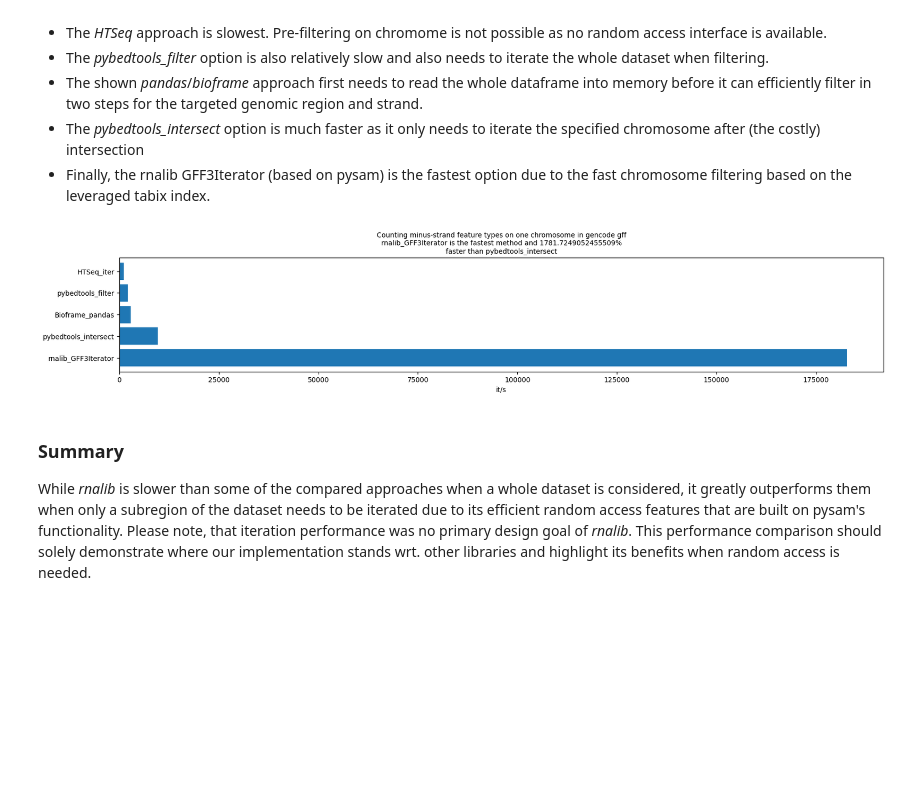
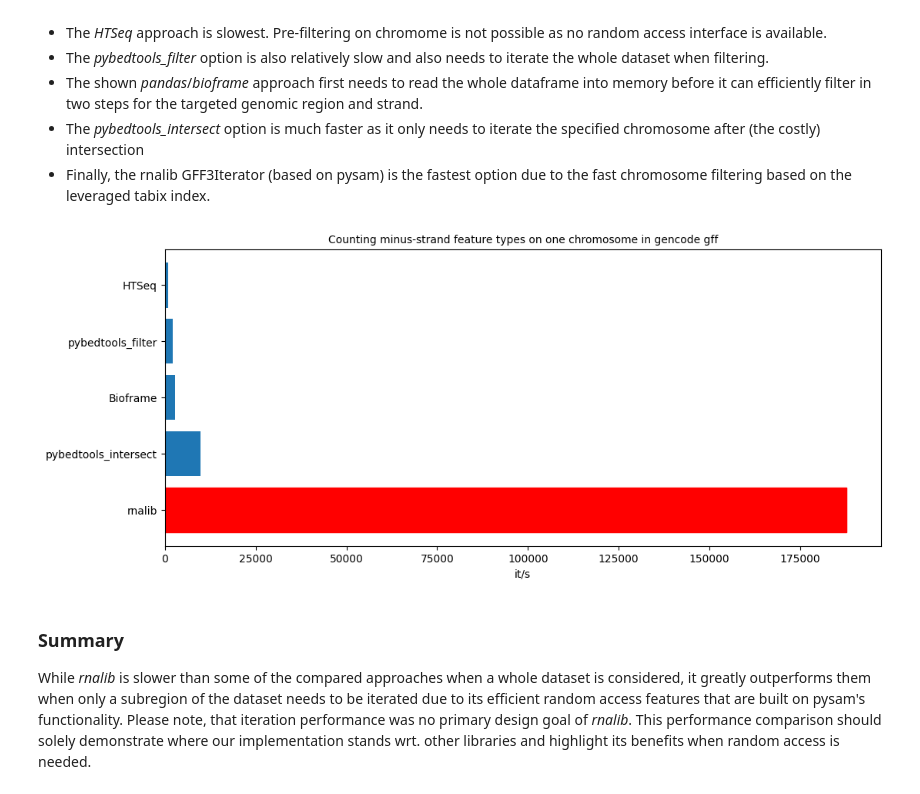
Before and after one commit to popitsch/rnalib, a Jupyter notebook: notebooks/RelatedWork_performance.ipynb, the cells around one changed output. Saved outputs shown, nothing was run; the diff lists cells and outputs as text; code cells hidden in the pictures; blank space fills up the shorter version.

```diff
--- a/notebooks/RelatedWork_performance.ipynb
+++ b/notebooks/RelatedWork_performance.ipynb
@@ -127,19 +127,19 @@ dataset='pybedtools_snps'
 bed_file = rna.get_resource(dataset)
 times, data=Counter(),Counter()
 # rnalib BED iterator.
-with rna.Timer(times, 'rnalib_iter') as timer:
+with rna.Timer(times, 'rnalib') as timer:
     data[timer.name] = []
     with rna.BedIterator(bed_file) as it:
         data[timer.name]=np.mean([len(loc) for loc,_ in it])
         stats=it.stats
 # pybedtools
-with rna.Timer(times, 'pybedtools_iter') as timer:
+with rna.Timer(times, 'pybedtools') as timer:
     data[timer.name] = np.mean([x.end-x.start for x in pybedtools.BedTool(bed_file)])
 # HTSeq
-with rna.Timer(times, 'HTSeq_iter') as timer:
+with rna.Timer(times, 'HTSeq') as timer:
     data[timer.name] = np.mean([x.iv.length for x in HTSeq.BED_Reader(bed_file) ])
 # bioframe
-with rna.Timer(times, 'BioframeIterator_iter') as timer:
+with rna.Timer(times, 'Bioframe') as timer:
     with rna.BioframeIterator(bed_file) as it:
         it.df['len']=it.df['end']-it.df['start']
         data[timer.name] = it.df['len'].mean()
@@ -148,8 +148,8 @@ with rna.Timer(times, 'BioframeIterator_iter') as timer:
 # assert that results match
 assert len({y for y in data.values()})==1, f"Error in some computation: {data}"
 
+plt.rcParams["figure.figsize"] = (12,5)
 n = sum([c for (a,_),c in stats.items() if a=='yielded_items'])
 rna.plot_times(f"Calculating mean feature length in {dataset} (n={n})",
-           times, n=n,
-           reference_method='rnalib_iter')
+               times, n=n, reference_method='rnalib_iter', highlight_bar='rnalib')
 # %% [output]
@@ -172,7 +172,7 @@ Results:
 - _Pybedtools_ intersection per chromosome is the slowest approach in this scenario
 # %%
 # from rnalib.testdata import make_random_intervals
-sizes=[1e4,1e5,1e6]
+sizes=[1e4,1e5,1e6,1e7]
 chroms=['chr' + str(i + 1) for i in range(20)]
 fig, axes = plt.subplots(ncols=len(sizes), squeeze=True)
 stats=Counter()
@@ -208,7 +208,7 @@ for n,ax in zip(sizes,axes):
             for chrom in chroms:
                 data[timer.name][chrom] = np.mean([float(x.name) for x in pybedtools.BedTool(bed_file).intersect([gi(chrom).to_pybedtools()], u=True)])
         # HTSeq
-        with rna.Timer(times, 'HTSeq_iter') as timer:
+        with rna.Timer(times, 'HTSeq') as timer:
             data[timer.name] = {}
             d, s = Counter(), Counter()
             for x in HTSeq.BED_Reader(bed_file):
@@ -225,10 +225,12 @@ for n,ax in zip(sizes,axes):
             assert rna.check_list([data[x][c] for x in data.keys()], 'eq'),\
                 f"Error on chrom {c}!"
         # plot the results
-        rna.plot_times(f"Calculating mean feature value in {dataset} with n={n}",
-                   times, n=np.sum([stats['yielded_items',c] for c in chroms]),
-                   reference_method='rnalibr',
-                   ax=ax)
+        rna.plot_times(f"n={n:.0e}", times, n=np.sum([stats['yielded_items',c] for c in chroms]), show_speed=True, reference_method='rnalib', highlight_bar='rnalib', ax=ax)
+        #rna.plot_times(f"Calculating mean feature value in {dataset} with n={n}",
+        #           times, n=np.sum([stats['yielded_items',c] for c in chroms]),
+        #           reference_method='rnalib',highlight_bar='rnalib',
+        #           ax=ax)
 plt.tight_layout()
+plt.rcParams["figure.figsize"] = (16,5)
 plt.show()
 # %% [output]
@@ -256,7 +258,7 @@ with rna.Timer(times, 'pybedtools_list_comp') as timer:
 with rna.Timer(times, 'pybedtools_featurefuncs') as timer:
     # BedTools with filter()/featurefuncs
     data[timer.name] = [x.name for x in pybedtools.BedTool(bed_file).filter(greater_than, minlen)]
-with rna.Timer(times, 'rnalib_bediterator') as timer:
+with rna.Timer(times, 'rnalib') as timer:
     # native rnalib iterator. Collect stats from here
     with rna.BedIterator(bed_file) as it:
         data[timer.name] = [snp.data.name for snp in it if len(snp)>minlen]
@@ -281,8 +283,8 @@ assert len({len(y) for y in data.values()})==1, f"Error in some computation: {da
 
 # calc speed improvement
 n = sum([c for (a,_),c in stats.items() if a=='yielded_items'])
+plt.rcParams["figure.figsize"] = (12,5)
 rna.plot_times(f"Iterating a filtered bed file with n={n}",
-           times, n,
-           reference_method='rnalib_bediterator')
+               times, n, reference_method='rnalib', highlight_bar='rnalib')
 # %% [output]
 RefDict (size: 2): dict_keys(['chr1', 'chr21']), dict_values([None, None]) name: References from TABIX file b'rnalib_testdata//bed/pybedtools_snps.bed.gz'
@@ -321,40 +323,40 @@ with rna.Timer(times, 'pybedtools_intersect') as timer:
         if strand == '-':
             data[timer.name][feature_type]+=1
             data[timer.name][strand]+=1
-with rna.Timer(times, 'rnalib_GFF3Iterator') as timer:
+with rna.Timer(times, 'rnalib') as timer:
     data[timer.name]=Counter()
     with rna.GFF3Iterator(gff_file, region=roi) as it:
         for loc, info in it: # now iterate the values
             if loc.strand=='-':
                 data[timer.name][info['feature_type']]+=1
                 data[timer.name][loc.strand]+=1
         stats=it.stats
-with rna.Timer(times, 'HTSeq_iter') as timer:
+with rna.Timer(times, 'HTSeq') as timer:
     data[timer.name]=Counter()
     for x in HTSeq.GFF_Reader(gff_file):
         if x.iv.strand == '-' and x.iv.chrom == roi.chromosome:
             data[timer.name][x.type]+=1
             data[timer.name][x.iv.strand]+=1
-with rna.Timer(times, 'Bioframe_pandas') as timer:
+with rna.Timer(times, 'Bioframe') as timer:
     with rna.BioframeIterator(gff_file, region=roi) as it: # init filtered dataframe
         it.df = it.df.query("strand=='-'") # further filter the dataframe with pandas
         data[timer.name]=Counter(it.df['strand'])
         data[timer.name].update(Counter(it.df['feature']))
 
 # check results and assert that they match
 res=None
 for k in times.keys():
     if res is None:
         res = data[k]
     else:
         assert data[k] == res
 
 # plot the timings
+plt.rcParams["figure.figsize"] = (12,5)
 rna.plot_times(f"Counting minus-strand feature types on one chromosome in gencode gff",
-           times, n=stats[('yielded_items', roi.chromosome)],
-           reference_method='rnalib_GFF3Iterator')
+               times, n=stats[('yielded_items', roi.chromosome)], reference_method='rnalib', highlight_bar='rnalib')
 # %% [output]
-[figure, old version]
+[figure, new version]
 # %% [markdown]
 ### Summary
 
```
Also changed, not shown: parts of 9 cells of this notebook, 15 other files.
